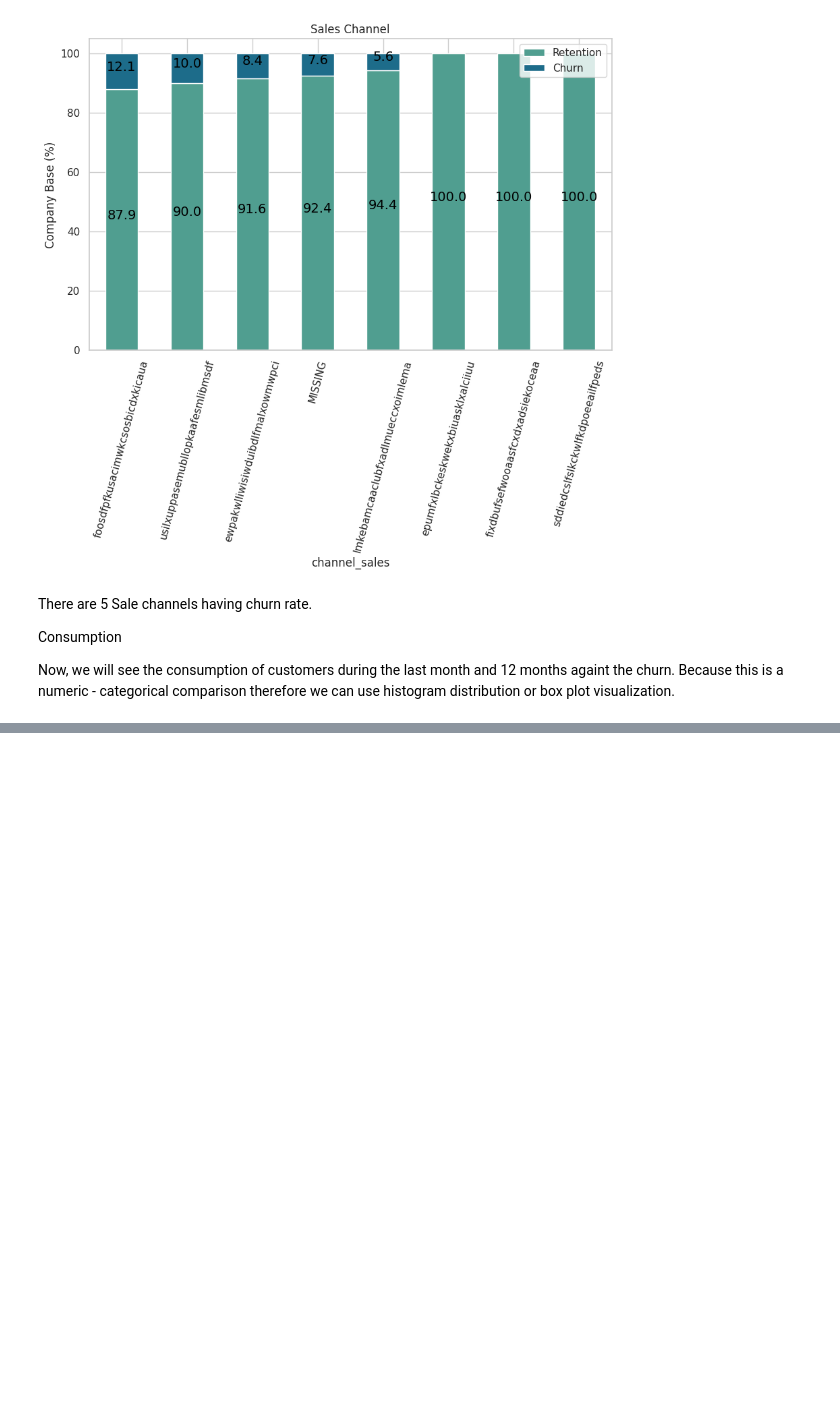
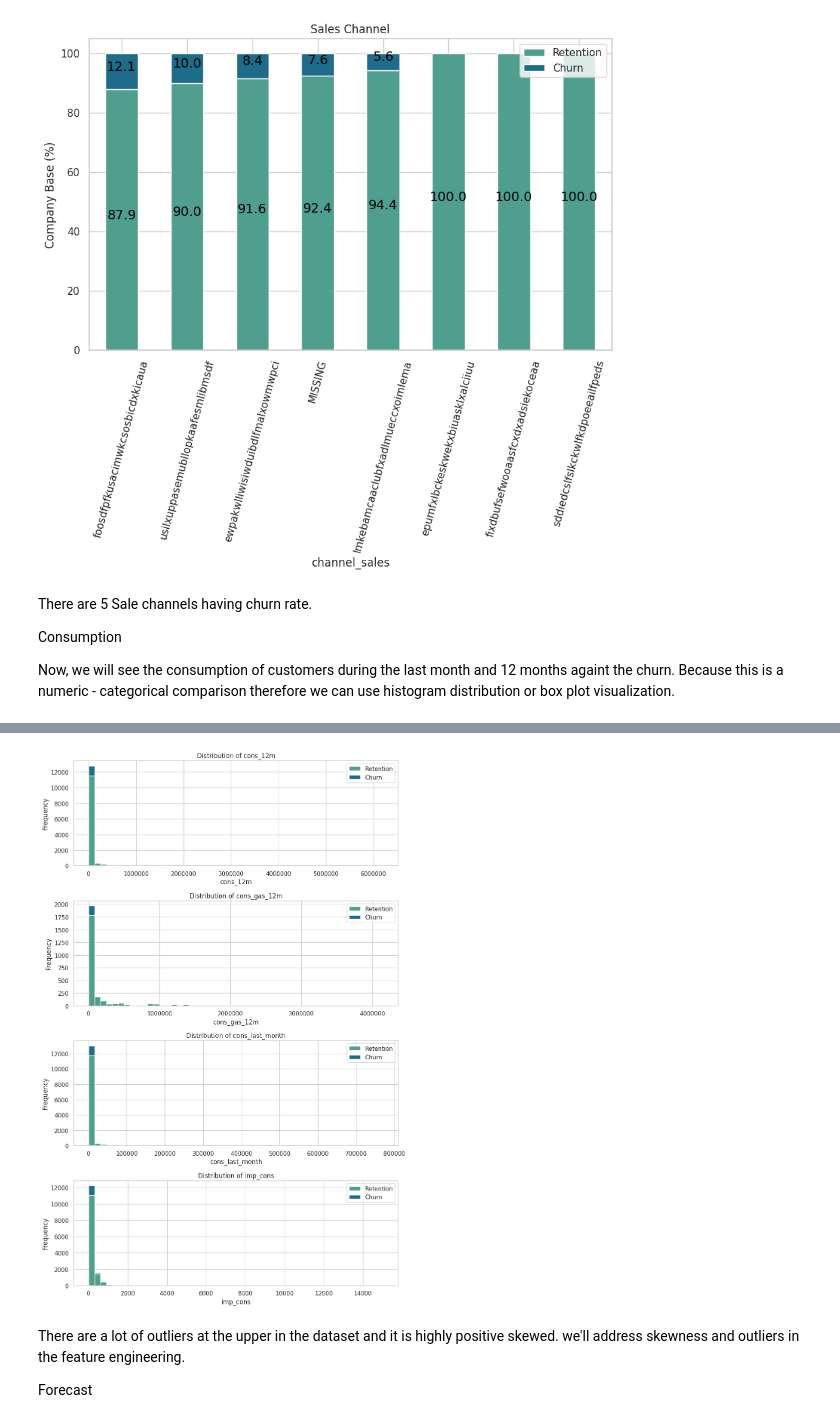
Before and after one commit to SurekhaBerlin/BCGX-Data-Science-Internship, a Jupyter notebook: BCGX_Data_Science_project.ipynb, the cells around one changed output, grey strips where cells are left out. Saved outputs shown, nothing was run; the diff lists cells and outputs as text; code cells hidden in the pictures; blank space fills up the shorter version.

```diff
--- a/BCGX_Data_Science_project.ipynb
+++ b/BCGX_Data_Science_project.ipynb
@@ -403,0 +412,47 @@ Now, we will see the consumption of customers during the last month and 12 month
+# %%
+consumption = client_df[["cons_12m", "cons_gas_12m", "cons_last_month", "imp_cons", "has_gas", "churn"]]
+# %%
+def plot_distribution(dataframe, column, ax, bins_=50):
+    """
+    Plot variable distribution in a stacked histogram of churned or retained company
+    """
+    # Create a temporal dataframe with the data to be plotted
+    temp = pd.DataFrame({
+        "Retention": dataframe[dataframe["churn"] == 0][column],
+        "Churn": dataframe[dataframe["churn"] == 1][column]
+    })
+
+    # Define the color palette from seaborn's "crest" palette
+    colors = sns.color_palette("crest", n_colors=2)  # Get 2 shades from the "crest" palette
+
+    # Plot the histogram
+    temp[["Retention", "Churn"]].plot(kind='hist', bins=bins_, ax=ax, stacked=True, color=colors)
+
+    # X-axis label
+    ax.set_xlabel(column)
+    # Change the x-axis to plain style
+    ax.ticklabel_format(style='plain', axis='x')
+    # Title
+    ax.set_title(f'Distribution of {column}')
+
+
+# Create subplots
+fig, axs = plt.subplots(nrows=4, figsize=(10, 15))
+
+# Plot histograms using the 'crest' color palette
+plot_distribution(consumption, 'cons_12m', axs[0])
+plot_distribution(consumption[consumption['has_gas'] == 't'], 'cons_gas_12m', axs[1])
+plot_distribution(consumption, 'cons_last_month', axs[2])
+plot_distribution(consumption, 'imp_cons', axs[3])
+
+# Adjust layout
+plt.tight_layout()
+
+# Show plot
+plt.show()
+# %% [output]
+[figure, added]
+# %% [markdown]
+There are a lot of outliers at the upper in the dataset and it is highly positive skewed. we'll address skewness and outliers in the feature engineering.
+
+Forecast
```
Also changed, not shown: parts of 20 cells of this notebook.
